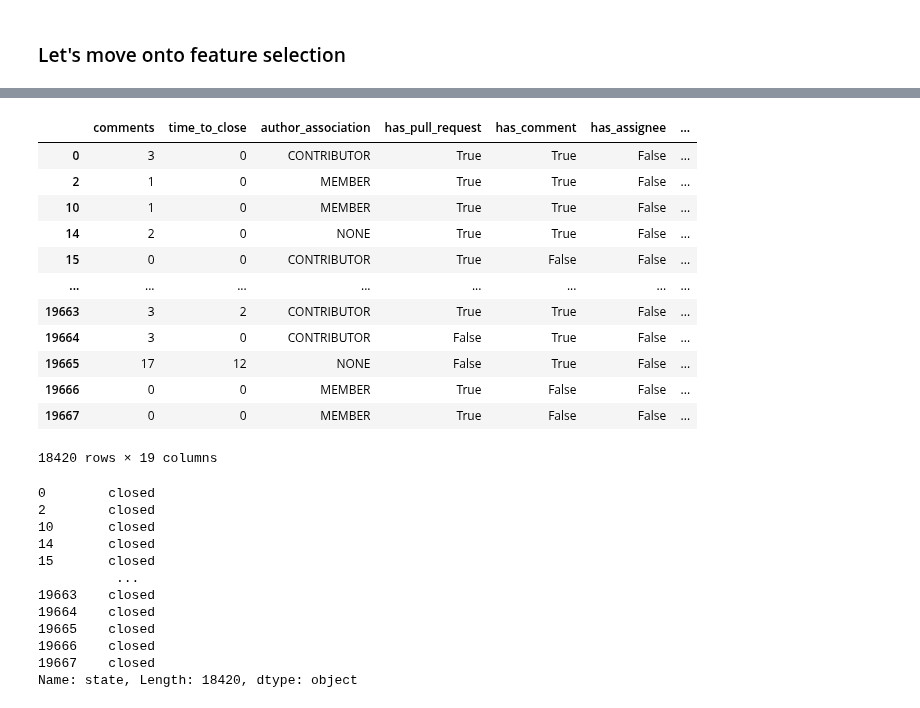
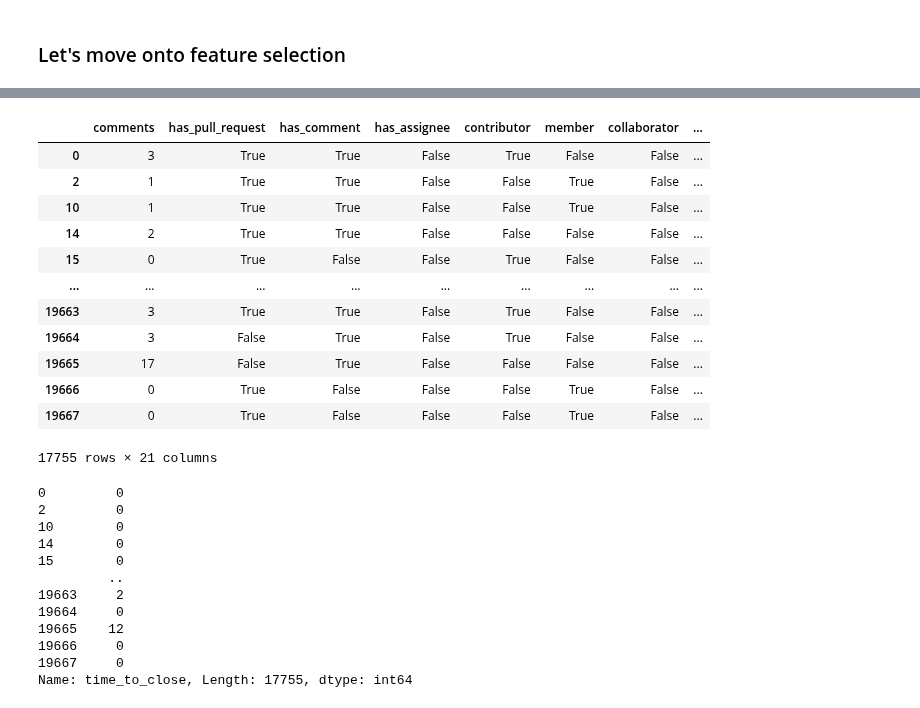
Before and after one commit to AmirZahre/Github_Org_Repo_Analysis, a Jupyter notebook: astronomer_V1.ipynb, the cells around one changed output, grey strips where cells are left out. Cells and saved outputs as stored; diff of their text form; code cells hidden in the pictures.

```diff
--- a/astronomer_V1.ipynb
+++ b/astronomer_V1.ipynb
@@ -136,6 +144,13 @@ df["has_pull_request"] = df.pull_request.apply(lambda x: True if x is not None e
 df["has_comment"] = df.comments.apply(lambda x: True if x > 0 else False)
 df['has_assignee'] = df['assignee'].apply(lambda x: True if x is not None else False)
 
+
+# Binarizing some more features
+df["contributor"] = df.author_association.apply(lambda x: True if x == 'CONTRIBUTOR' else False)
+df["member"] = df.author_association.apply(lambda x: True if x == 'MEMBER' else False)
+df["collaborator"] = df.author_association.apply(lambda x: True if x == 'COLLABORATOR' else False)
+df["not_a_member"] = df.author_association.apply(lambda x: True if x == 'NONE' else False)
+
 # Extracting the lengths of text features `title` and `body`
 df = df[df.body.notnull()]
 df['length_of_title'] = df['title'].apply(lambda x: len(x))
@@ -206,9 +221,20 @@ features = [
     'has_pull_request',
     'has_comment',
     'comments',
+    'contributor',
+    'member',
+    'collaborator',
+    'not_a_member',
     'n_labels'] + list(df_labels_keep.columns)
 
 df.drop([c for c in df if c not in features], axis=1, inplace=True)
+
+
+
+df["contributor"] = df.author_association.apply(lambda x: True if x == 'CONTRIBUTOR' else False)
+df["member"] = df.author_association.apply(lambda x: True if x == 'MEMBER' else False)
+df["collaborator"] = df.author_association.apply(lambda x: True if x == 'COLLABORATOR' else False)
+df["not_a_member"] = df.author_association.apply(lambda x: True if x == 'NONE' else False)
 # %% [markdown]
 ## Additional Preprocessing #2
 # %%
@@ -824,6 +855,6 @@ Name: state, dtype: int64
 # %% [markdown]
 ### Since we're looking at tickets already closed, we'll remove the ones opened.
 # %%
-df_ml = df[df['state'] == 'closed']
+df_ml = df_cleaned[df_cleaned['state'] == 'closed']
 df_ml.state.value_counts()
 # %% [output]
@@ -915,65 +936,67 @@ Which of the features above should we include in our ML model?
 The title and body are great text features which we could do some NLP on, but maybe later.
 '''
 def split_features_and_target(df, features_ml=None):
-    target = df.state
+    target = df.time_to_close
     df.drop([c for c in df if c not in features_ml], axis=1, inplace=True)
     return df, target
 
 
 features_ml, target = split_features_and_target(
     df_ml,
     features_ml = [
         'comments',
-        'time_to_close',
-        'author_association',
         'has_pull_request',
         'has_comment',
         'has_assignee',
         'length_of_title',
         'length_of_body',
         'n_labels',
         'label_area_dev_tools',
         'label_area_providers',
         'label_area_webserver',
         'label_full_tests_needed',
         'label_kind_bug',
         'label_kind_documentation',
         'label_kind_feature',
         'label_okay_to_merge',
         'label_provider_Google',
-        'frequent_issue_creator'
+        'frequent_issue_creator',
+        'contributor',
+        'member',
+        'collaborator',
+        'not_a_member'
     ]
 )
 
 features_ml
 # %% [output]
-|  | comments | time_to_close | author_association | has_pull_request | has_comment | has_assignee | ... |
-| 0 | 3 | 0 | CONTRIBUTOR | True | True | False | ... |
-| 2 | 1 | 0 | MEMBER | True | True | False | ... |
-| 10 | 1 | 0 | MEMBER | True | True | False | ... |
-| 14 | 2 | 0 | NONE | True | True | False | ... |
-| 15 | 0 | 0 | CONTRIBUTOR | True | False | False | ... |
-| ... | ... | ... | ... | ... | ... | ... | ... |
-| 19663 | 3 | 2 | CONTRIBUTOR | True | True | False | ... |
-| 19664 | 3 | 0 | CONTRIBUTOR | False | True | False | ... |
-| 19665 | 17 | 12 | NONE | False | True | False | ... |
-| 19666 | 0 | 0 | MEMBER | True | False | False | ... |
-| 19667 | 0 | 0 | MEMBER | True | False | False | ... |
+|  | comments | has_pull_request | has_comment | has_assignee | contributor | member | collaborator | ... |
+| 0 | 3 | True | True | False | True | False | False | ... |
+| 2 | 1 | True | True | False | False | True | False | ... |
+| 10 | 1 | True | True | False | False | True | False | ... |
+| 14 | 2 | True | True | False | False | False | False | ... |
+| 15 | 0 | True | False | False | True | False | False | ... |
+| ... | ... | ... | ... | ... | ... | ... | ... | ... |
+| 19663 | 3 | True | True | False | True | False | False | ... |
+| 19664 | 3 | False | True | False | True | False | False | ... |
+| 19665 | 17 | False | True | False | False | False | False | ... |
+| 19666 | 0 | True | False | False | False | True | False | ... |
+| 19667 | 0 | True | False | False | False | True | False | ... |
-18420 rows × 19 columns
+17755 rows × 21 columns
 # %%
 target
 # %% [output]
-0        closed
-2        closed
-10       closed
-14       closed
-15       closed
-          ...
-19663    closed
-19664    closed
-19665    closed
-19666    closed
-19667    closed
-Name: state, Length: 18420, dtype: object
+0         0
+2         0
+10        0
+14        0
+15        0
+         ..
+19663     2
+19664     0
+19665    12
+19666     0
+19667     0
+Name: time_to_close, Length: 17755, dtype: int64
 # %%
 # Split the data for training and testing
```
Also changed, not shown: parts of 23 cells of this notebook.
